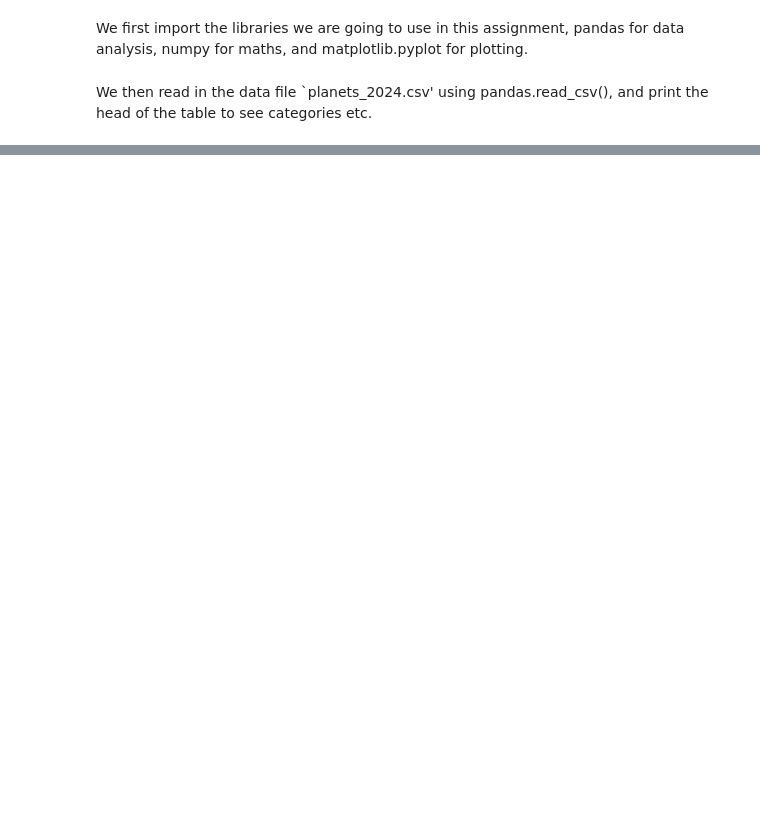
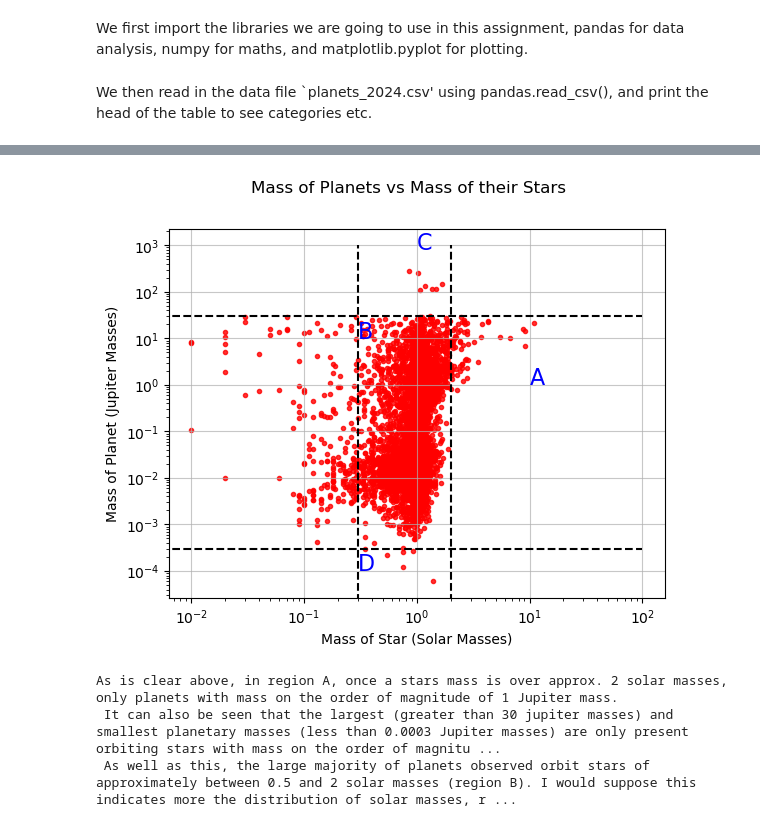
Before and after one commit to DavidLawton04/MuchStuff, a Jupyter notebook: Junior Sophister/Computer Simulation/Python/Assignment1_David_Lawton/Assignment_1_David_Lawton.ipynb, the cells around one changed output, grey strips where cells are left out. Saved outputs shown, nothing was run; the diff lists cells and outputs as text; code cells hidden in the pictures; blank space fills up the shorter version.

```diff
--- a/Junior Sophister/Computer Simulation/Python/Assignment1_David_Lawton/Assignment_1_David_Lawton.ipynb
+++ b/Junior Sophister/Computer Simulation/Python/Assignment1_David_Lawton/Assignment_1_David_Lawton.ipynb
@@ -51,0 +49,40 @@ Text(0, 0.5, 'Number of Planets Discovered')
+# %%
+# Relabel the data from the data frame.
+planet_masses = data_file['pl_bmassj']
+star_masses = data_file['st_mass']
+
+fig, ax = plt.subplots()
+fig.suptitle('Mass of Planets vs Mass of their Stars')
+
+# Adding a grid, to allow easier viewing of the data.
+ax.grid(alpha=0.7)
+
+# Plotting a scatter plot of the data.
+ax.scatter(star_masses, planet_masses, marker='.', color='red', alpha=0.8)
+ax.set_xlabel('Mass of Star (Solar Masses)')
+ax.set_ylabel('Mass of Planet (Jupiter Masses)')
+
+# Adding lines, text to aid discussion.
+ax.vlines([2,0.3], [0,0], [1000, 1000], color='black', linestyle='--')
+ax.hlines([30, 0.0003], [0,0], [100,100], color='black', linestyle='--')
+ax.set_xscale('log')
+ax.set_yscale('log')
+ax.text(10,1, 'A', color='blue', fontsize=16)
+ax.text(0.3, 10, 'B', color='blue', fontsize=16)
+ax.text(1, 800, 'C', color='blue', fontsize=16)
+ax.text(0.3, 0.0001, 'D', color='blue', fontsize=16)
+
+
+plt.show()
+plt.close()
+
+print('As is clear above, in region A, once a stars mass is over approx. 2 solar masses, only planets with mass on the order of magnitude of 1 Jupiter mass.',
+      '\n',
+      'It can also be seen that the largest (greater than 30 jupiter masses) and smallest planetary masses (less than 0.0003 Jupiter masses) are only present orbiting stars with mass on the order of magnitude of approximately 1 solar mass.(regions C,D)',
+      '\n',
+      'As well as this, the large majority of planets observed orbit stars of approximately between 0.5 and 2 solar masses (region B). I would suppose this indicates more the distribution of solar masses, rather than the distribution of planets.')
+# %% [output]
+[figure, added]
+As is clear above, in region A, once a stars mass is over approx. 2 solar masses, only planets with mass on the order of magnitude of 1 Jupiter mass.
+ It can also be seen that the largest (greater than 30 jupiter masses) and smallest planetary masses (less than 0.0003 Jupiter masses) are only present orbiting stars with mass on the order of magnitu ...
+ As well as this, the large majority of planets observed orbit stars of approximately between 0.5 and 2 solar masses (region B). I would suppose this indicates more the distribution of solar masses, r ...
```
Also changed, not shown: parts of 4 cells of this notebook.
